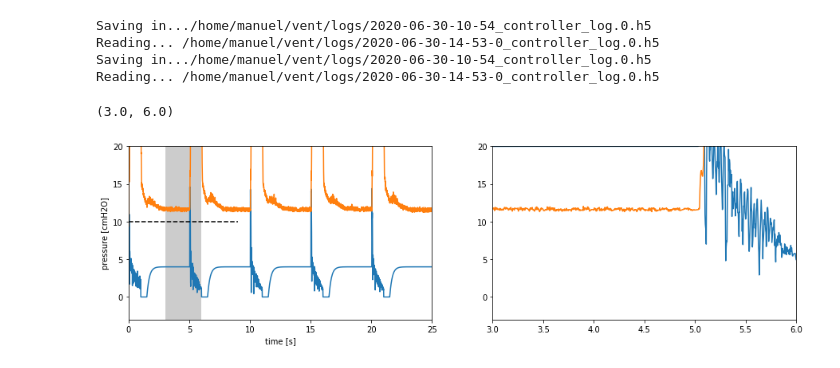
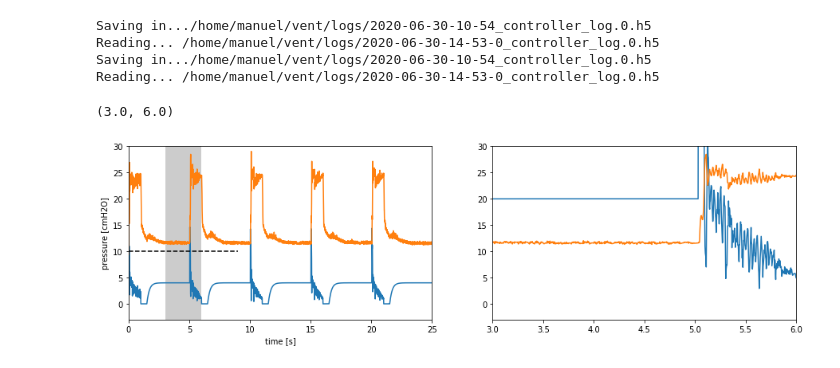
Before and after one commit to CohenLabPrinceton/pvp, a Jupyter notebook: sandbox/HOWTO_PlotData.ipynb, the cells around one changed output. Drawn from its saved outputs; the diff is of its cells as text; code cells hidden in the pictures.

```diff
--- a/sandbox/HOWTO_PlotData.ipynb
+++ b/sandbox/HOWTO_PlotData.ipynb
@@ -110,31 +110,31 @@ Reading... /home/manuel/vent/logs/2020-06-30-14-53-0_controller_log.0.h5
 # %%
 pl.rcParams['figure.figsize'] = [15, 4]
 
 t1 = 3
 t2 = 6
 p0 = -3
-p1 = 20
+p1 =  30
 
 pl.subplot(1,2,1)
 pl.plot(data[:,0] - np.min(data[:,0]), data[:,1]/5)
 pl.plot(data_pressure[:,0] - np.min(data_pressure[:,0]), data_pressure[:,1])
 pl.plot([0,9],[10,10],'k--')
 # pl.plot([30,60],[27.5,27.5],'k--')
 pl.ylim([p0,p1])
 #pl.xlim([0,70])
 pl.xlim([0,25])
 
 pl.xlabel("time [s]")
 pl.ylabel("pressure [cmH2O]");
 pl.gca().add_patch( pl.Rectangle((t1, p0), t2-t1, p1-p0, facecolor="black", alpha=0.2))
 
 pl.subplot(1,2,2)
 pl.plot(data[:,0] - np.min(data[:,0]), data[:,1])
 pl.plot(data_pressure[:,0] - np.min(data_pressure[:,0]), data_pressure[:,1])
 t_target = [x+6 for x in [0,PIP_TIME,INSP_TIME,INSP_TIME,PEEP_TIME+INSP_TIME,60/BPM]]
 #pl.plot(t_target, [PEEP, PIP, PIP,PEEP,PEEP,PEEP],'o-')
 pl.ylim([p0,p1])
 pl.xlim([t1,t2])
 # %% [output]
 (3.0, 6.0)
-[figure, old version]
+[figure, new version]
```
Also changed, not shown: 1 other file.
